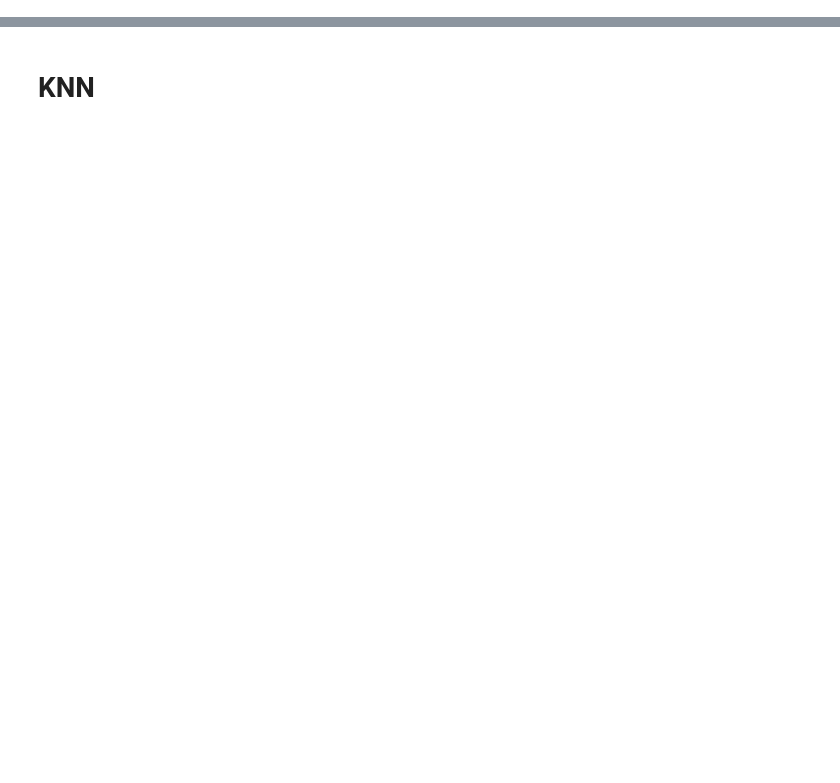
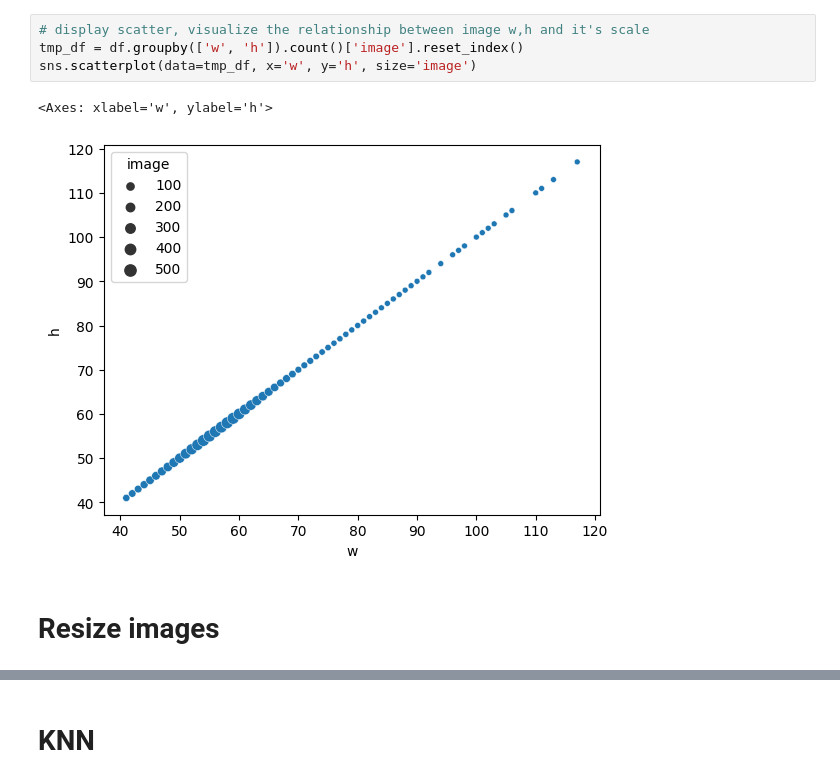
Before and after one commit to franciszero/AIDI-course, a Jupyter notebook: AIDI all solutions/AIDI 1009 Nutural Network/Project 3 - Eye Classification/Project3-200520598_Fangji_Chen.ipynb, the cells around one changed output, grey strips where cells are left out. Saved outputs shown, nothing was run; the diff lists cells and outputs as text; blank space fills up the shorter version.

```diff
--- a/AIDI all solutions/AIDI 1009 Nutural Network/Project 3 - Eye Classification/Project3-200520598_Fangji_Chen.ipynb
+++ b/AIDI all solutions/AIDI 1009 Nutural Network/Project 3 - Eye Classification/Project3-200520598_Fangji_Chen.ipynb
@@ -298,0 +154,9 @@ display(df1.head())
+# %%
+# display scatter, visualize the relationship between image w,h and it's scale
+tmp_df = df.groupby(['w', 'h']).count()['image'].reset_index()
+sns.scatterplot(data=tmp_df, x='w', y='h', size='image')
+# %% [output]
+<Axes: xlabel='w', ylabel='h'>
+[figure, added]
+# %% [markdown]
+# Resize images
```
Also changed, not shown: parts of 133 cells of this notebook, 19 other files.
